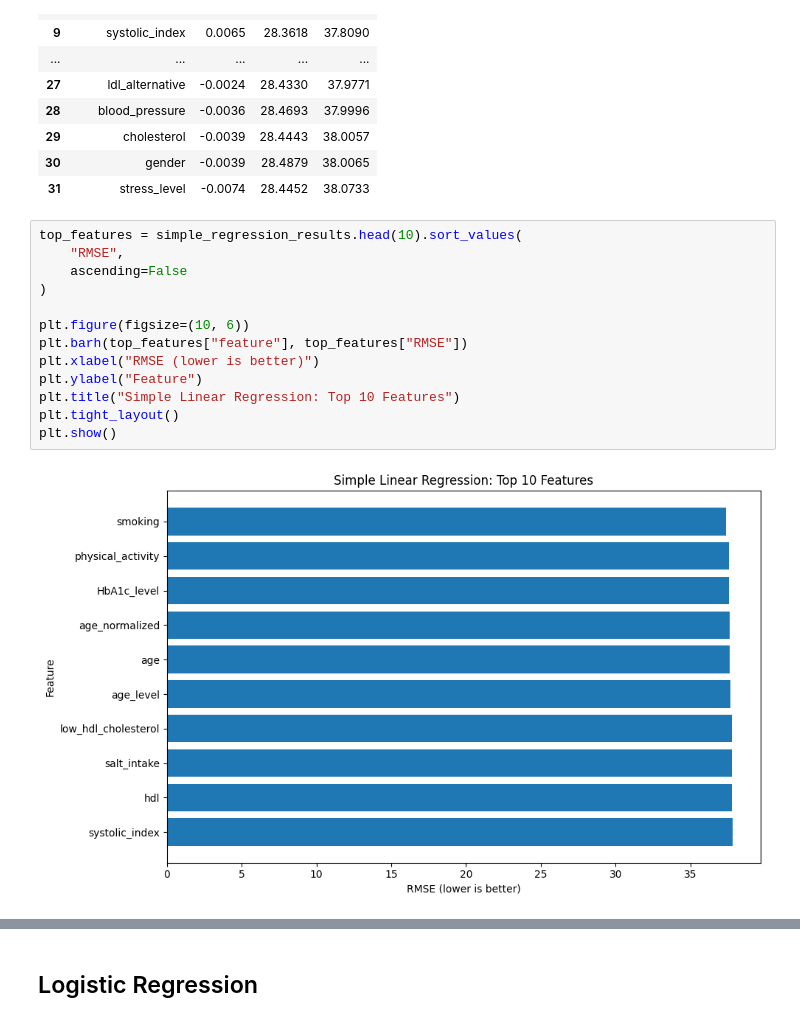
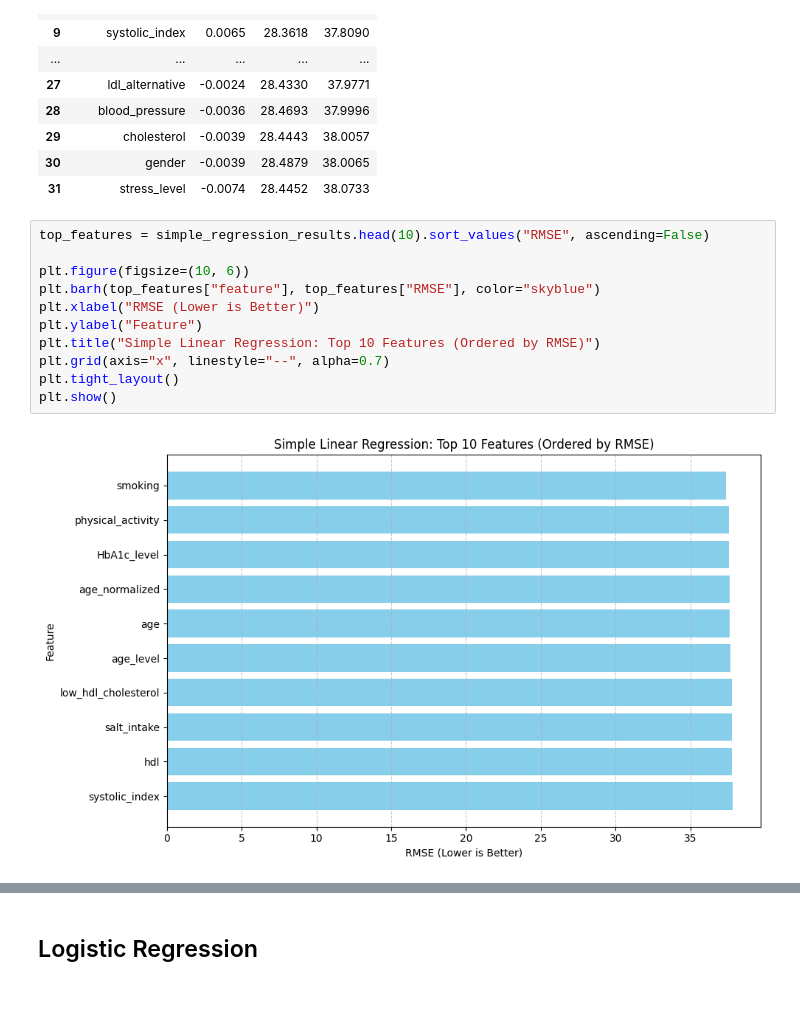
Before and after one commit to nwaryszak/APRAU, a Jupyter notebook: APRAU_Regression.ipynb, the cells around one changed output, grey strips where cells are left out. Cells and saved outputs as stored; diff of their text form.

```diff
--- a/APRAU_Regression.ipynb
+++ b/APRAU_Regression.ipynb
@@ -237,17 +261,15 @@ display(simple_regression_results.round(4))
 | 30 | gender | -0.0039 | 28.4879 | 38.0065 |
 | 31 | stress_level | -0.0074 | 28.4452 | 38.0733 |
 # %%
-top_features = simple_regression_results.head(10).sort_values(
-    "RMSE",
-    ascending=False
-)
+top_features = simple_regression_results.head(10).sort_values("RMSE", ascending=False)
 
 plt.figure(figsize=(10, 6))
-plt.barh(top_features["feature"], top_features["RMSE"])
-plt.xlabel("RMSE (lower is better)")
+plt.barh(top_features["feature"], top_features["RMSE"], color="skyblue")
+plt.xlabel("RMSE (Lower is Better)")
 plt.ylabel("Feature")
-plt.title("Simple Linear Regression: Top 10 Features")
+plt.title("Simple Linear Regression: Top 10 Features (Ordered by RMSE)")
+plt.grid(axis="x", linestyle="--", alpha=0.7)
 plt.tight_layout()
 plt.show()
 # %% [output]
-[figure, old version]
+[figure, new version]
```
Also changed, not shown: parts of 34 cells of this notebook.
